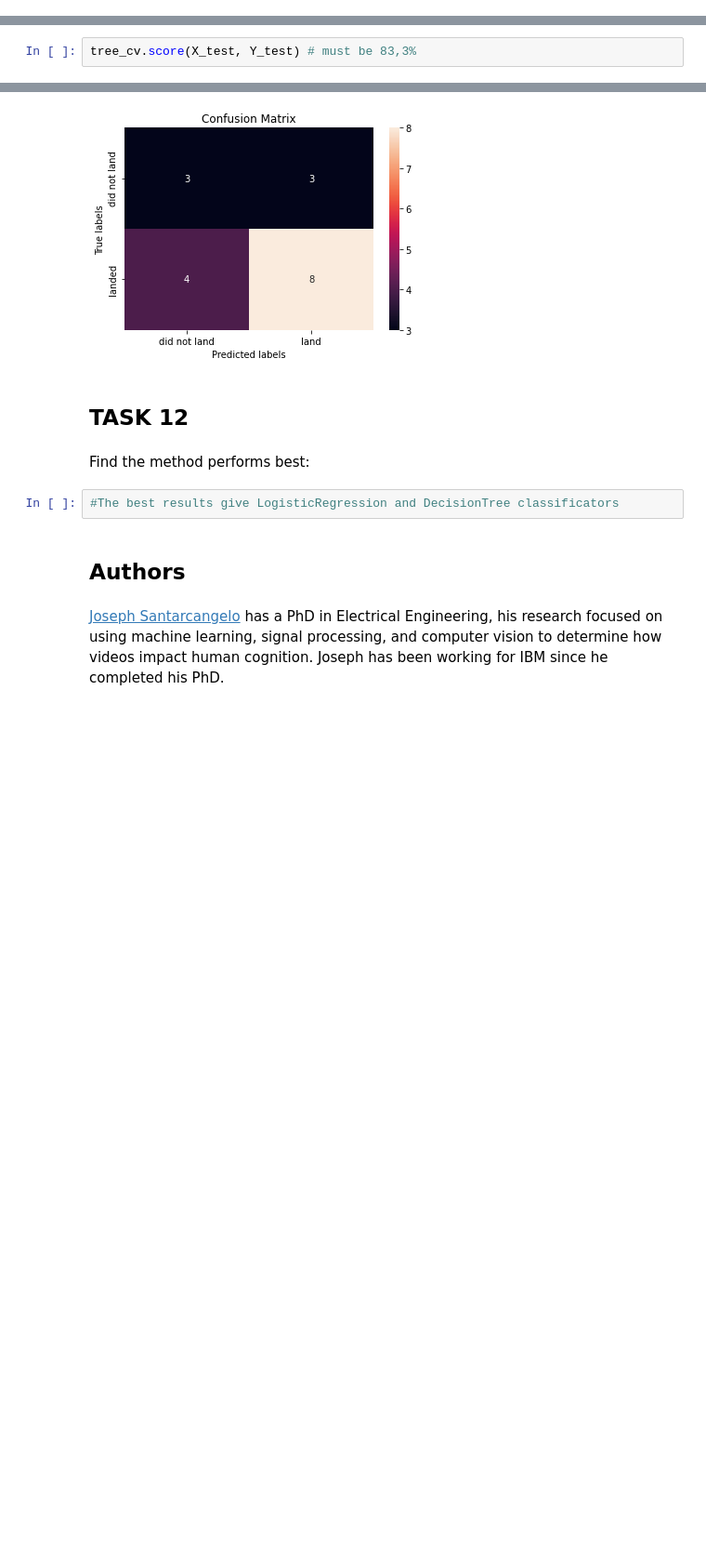
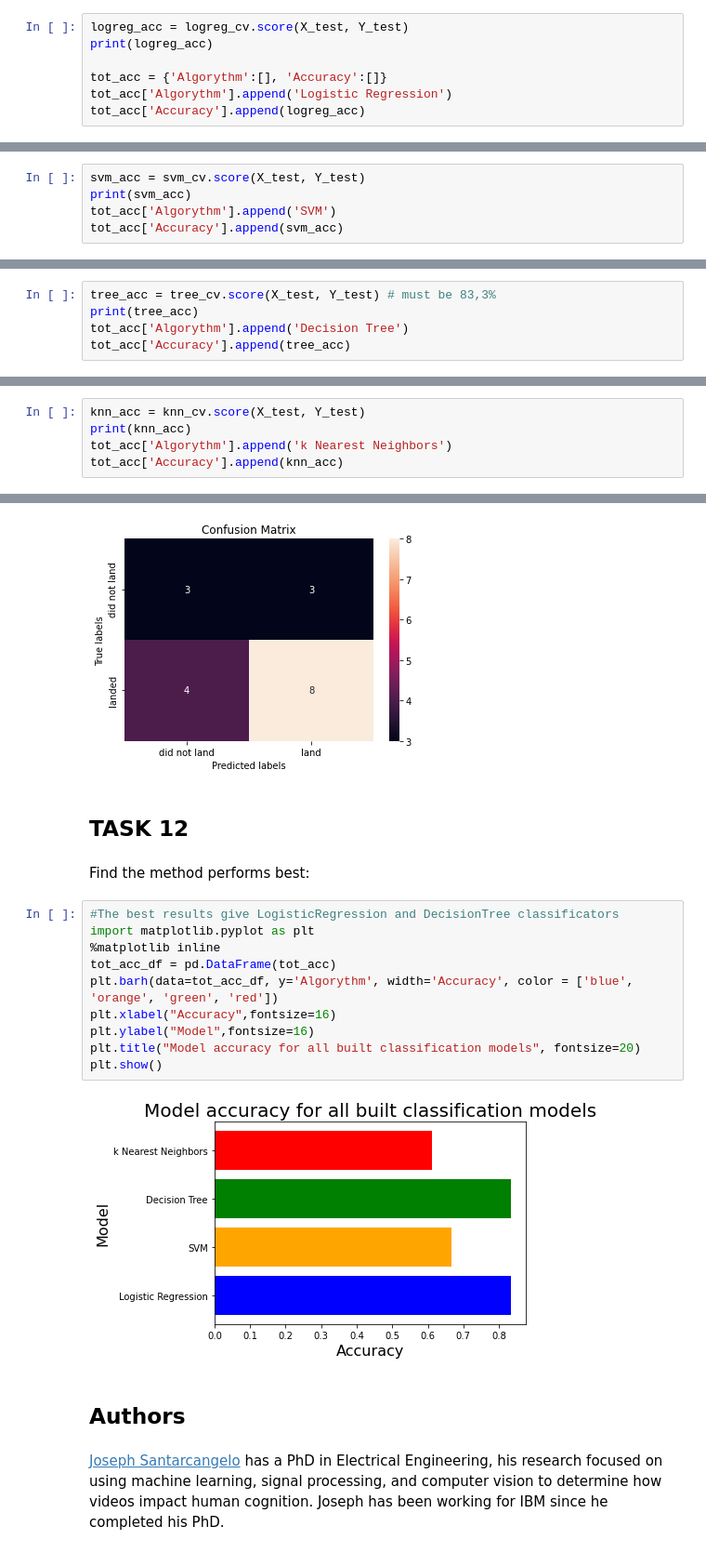
Before and after one commit to Bondarenko-Alex/DS_Cert, a Jupyter notebook: SpaceX_Machine_Learning_Prediction_Part_5.ipynb, the cells around one changed output, grey strips where cells are left out. Shown at 93% size. Cells and saved outputs as stored; diff of their text form; blank space fills up the shorter version.

```diff
--- a/SpaceX_Machine_Learning_Prediction_Part_5.ipynb
+++ b/SpaceX_Machine_Learning_Prediction_Part_5.ipynb
@@ -207,0 +204,7 @@ logreg_cv.score(X_test, Y_test)
+# %%
+logreg_acc = logreg_cv.score(X_test, Y_test)
+print(logreg_acc)
+
+tot_acc = {'Algorythm':[], 'Accuracy':[]}
+tot_acc['Algorythm'].append('Logistic Regression')
+tot_acc['Accuracy'].append(logreg_acc)
@@ -249,0 +251,5 @@ svm_cv.score(X_test, Y_test)
+# %%
+svm_acc = svm_cv.score(X_test, Y_test)
+print(svm_acc)
+tot_acc['Algorythm'].append('SVM')
+tot_acc['Accuracy'].append(svm_acc)
@@ -289,7 +297,10 @@ accuracy : 0.9017857142857142
 # %% [markdown]
 Calculate the accuracy of tree_cv on the test data using the method <code>score</code>:
 # %%
-tree_cv.score(X_test, Y_test) # must be 83,3%
+tree_acc = tree_cv.score(X_test, Y_test) # must be 83,3%
+print(tree_acc)
+tot_acc['Algorythm'].append('Decision Tree')
+tot_acc['Accuracy'].append(tree_acc)
 # %% [output]
 0.8333333333333334
 # %% [markdown]
@@ -333,0 +341,5 @@ knn_cv.score(X_test, Y_test)
+# %%
+knn_acc = knn_cv.score(X_test, Y_test)
+print(knn_acc)
+tot_acc['Algorythm'].append('k Nearest Neighbors')
+tot_acc['Accuracy'].append(knn_acc)
@@ -342,8 +356,18 @@ plot_confusion_matrix(Y_test,yhat)
 ## TASK  12
 # %% [markdown]
 Find the method performs best:
-# %%
-#The best results give LogisticRegression and DecisionTree classificators
+# %%
+#The best results give LogisticRegression and DecisionTree classificators
+import matplotlib.pyplot as plt
+%matplotlib inline
+tot_acc_df = pd.DataFrame(tot_acc)
+plt.barh(data=tot_acc_df, y='Algorythm', width='Accuracy', color = ['blue', 'orange', 'green', 'red'])
+plt.xlabel("Accuracy",fontsize=16)
+plt.ylabel("Model",fontsize=16)
+plt.title("Model accuracy for all built classification models", fontsize=20)
+plt.show()
+# %% [output]
+[figure, added]
 # %% [markdown]
 ## Authors
 # %% [markdown]
```
Also changed, not shown: parts of 6 cells of this notebook, 3 other files.
